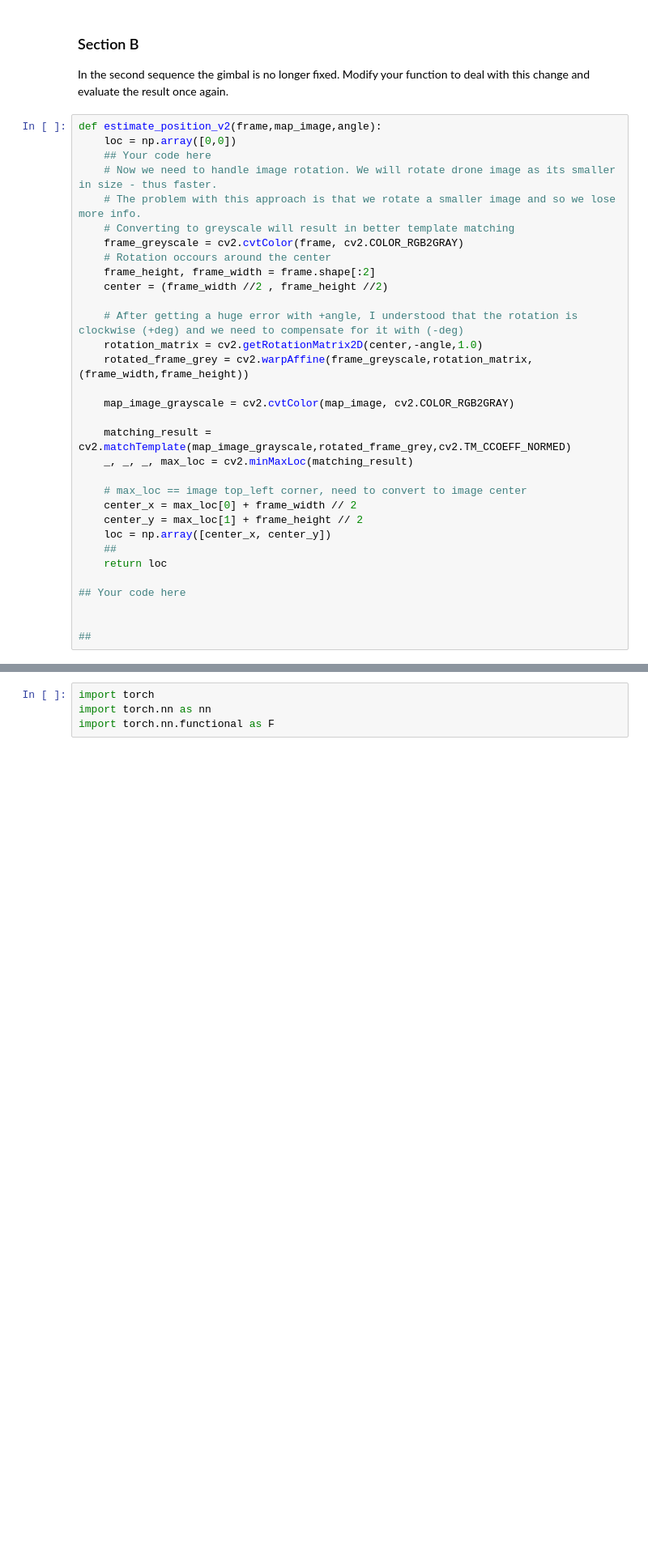
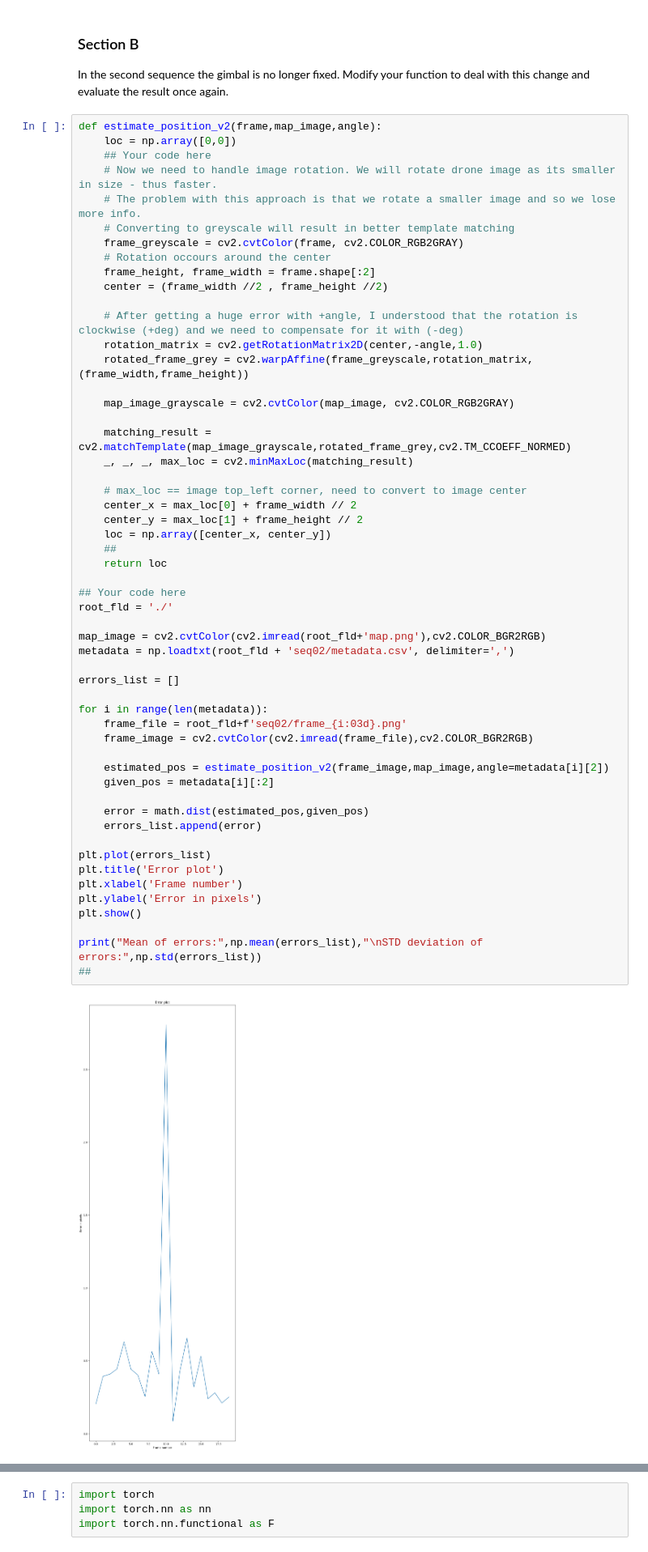
Before and after one commit to Jonatanitsko/drone_local, a Jupyter notebook: navigation_task.ipynb, the cells around one changed output, grey strips where cells are left out. Shown at 81% size. Cells and saved outputs as stored; diff of their text form; blank space fills up the shorter version.

```diff
--- a/navigation_task.ipynb
+++ b/navigation_task.ipynb
@@ -132,30 +132,54 @@ def estimate_position_v2(frame,map_image,angle):
     loc = np.array([0,0])
     ## Your code here
     # Now we need to handle image rotation. We will rotate drone image as its smaller in size - thus faster.
     # The problem with this approach is that we rotate a smaller image and so we lose more info.
     # Converting to greyscale will result in better template matching
     frame_greyscale = cv2.cvtColor(frame, cv2.COLOR_RGB2GRAY)
     # Rotation occours around the center
     frame_height, frame_width = frame.shape[:2]
     center = (frame_width //2 , frame_height //2)
 
     # After getting a huge error with +angle, I understood that the rotation is clockwise (+deg) and we need to compensate for it with (-deg)
     rotation_matrix = cv2.getRotationMatrix2D(center,-angle,1.0)
     rotated_frame_grey = cv2.warpAffine(frame_greyscale,rotation_matrix,(frame_width,frame_height))
 
     map_image_grayscale = cv2.cvtColor(map_image, cv2.COLOR_RGB2GRAY)
 
     matching_result = cv2.matchTemplate(map_image_grayscale,rotated_frame_grey,cv2.TM_CCOEFF_NORMED)
     _, _, _, max_loc = cv2.minMaxLoc(matching_result)
 
     # max_loc == image top_left corner, need to convert to image center
     center_x = max_loc[0] + frame_width // 2
     center_y = max_loc[1] + frame_height // 2
     loc = np.array([center_x, center_y])
     ##
     return loc
 
 ## Your code here
+root_fld = './'
 
+map_image = cv2.cvtColor(cv2.imread(root_fld+'map.png'),cv2.COLOR_BGR2RGB)
+metadata = np.loadtxt(root_fld + 'seq02/metadata.csv', delimiter=',')
 
+errors_list = []
+
+for i in range(len(metadata)):
+    frame_file = root_fld+f'seq02/frame_{i:03d}.png'
+    frame_image = cv2.cvtColor(cv2.imread(frame_file),cv2.COLOR_BGR2RGB)
+
+    estimated_pos = estimate_position_v2(frame_image,map_image,angle=metadata[i][2])
+    given_pos = metadata[i][:2]
+
+    error = math.dist(estimated_pos,given_pos)
+    errors_list.append(error)
+
+plt.plot(errors_list)
+plt.title('Error plot')
+plt.xlabel('Frame number')
+plt.ylabel('Error in pixels')
+plt.show()
+
+print("Mean of errors:",np.mean(errors_list),"\nSTD deviation of errors:",np.std(errors_list))
 ##
+# %% [output]
+[figure, added]
```
Also changed, not shown: parts of 1 cell of this notebook.
